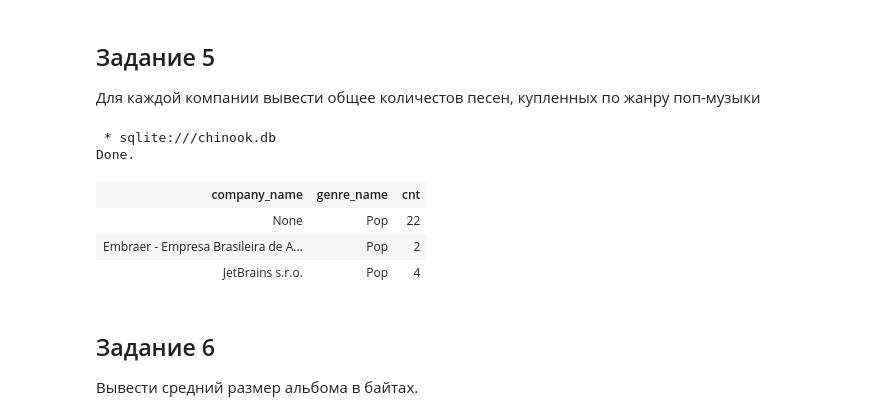
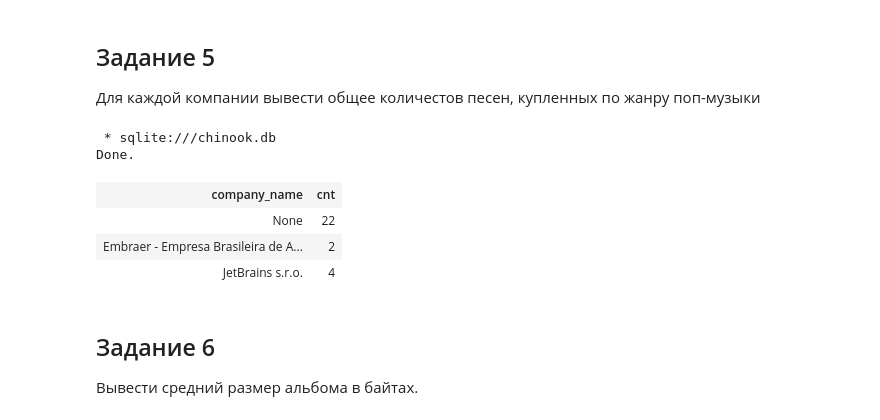
Before and after one commit to njozzer/SQL_LAB, a Jupyter notebook: Week3/Лабораторная 3-1.ipynb, the cells around one changed output. Drawn from its saved outputs; the diff is of its cells as text; code cells hidden in the pictures.

```diff
--- a/Week3/Лабораторная 3-1.ipynb
+++ b/Week3/Лабораторная 3-1.ipynb
@@ -120,23 +120,22 @@ Done.
 # %%
 %%sql
 select
 Customers.company as company_name,
-genres.Name as genre_name,
 count(*) cnt
 from invoice_items
 inner join invoices on (invoices.InvoiceId=invoice_items.InvoiceId)
 inner join tracks on (invoice_items.TrackId=tracks.TrackId)
 inner join genres on (tracks.Genreid=genres.Genreid)
 inner join customers on (invoices.CustomerId=customers.CustomerId)
-where genre_name="Pop"
+where Genres.name="Pop"
 group by Customers.company
 # %% [output]
  * sqlite:///chinook.db
 Done.
-| company_name | genre_name | cnt |
-| None | Pop | 22 |
-| Embraer - Empresa Brasileira de A... | Pop | 2 |
-| JetBrains s.r.o. | Pop | 4 |
+| company_name | cnt |
+| None | 22 |
+| Embraer - Empresa Brasileira de A... | 2 |
+| JetBrains s.r.o. | 4 |
 # %% [markdown]
 ## Задание 6
 Вывести средний размер альбома в байтах.
```
Also changed, not shown: parts of 1 cell of this notebook.
